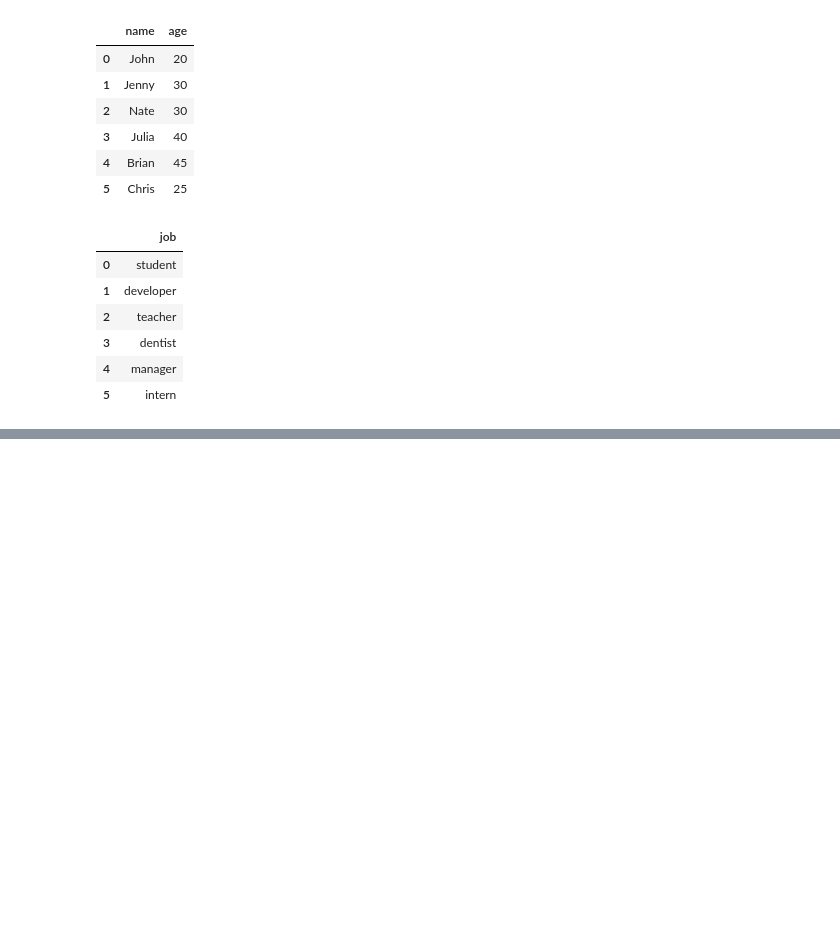
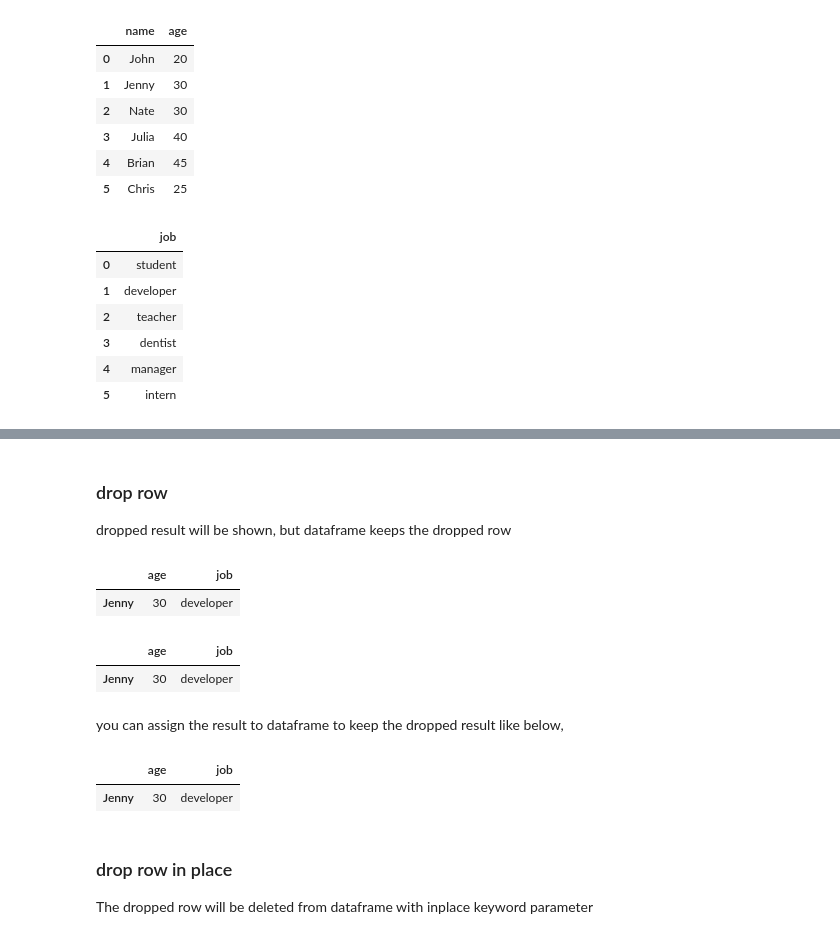
Before and after one commit to minsuk-heo/pandas, a Jupyter notebook: Pandas_Cheatsheet.ipynb, the cells around one changed output, grey strips where cells are left out. Cells and saved outputs as stored; diff of their text form; code cells hidden in the pictures; blank space fills up the shorter version.

```diff
--- a/Pandas_Cheatsheet.ipynb
+++ b/Pandas_Cheatsheet.ipynb
@@ -411,0 +427,15 @@ df.filter(regex='b$',axis=1)
+# %% [markdown]
+### drop row
+dropped result will be shown, but dataframe keeps the dropped row
+# %%
+df.drop(['John', 'Nate'])
+# %% [output]
+|  | age | job |
+| Jenny | 30 | developer |
+# %%
+df
+# %% [output]
+|  | age | job |
+| Jenny | 30 | developer |
+# %% [markdown]
+you can assign the result to dataframe to keep the dropped result like below,
@@ -411,0 +444,8 @@ df.filter(regex='b$',axis=1)
+# %%
+df
+# %% [output]
+|  | age | job |
+| Jenny | 30 | developer |
+# %% [markdown]
+### drop row in place
+The dropped row will be deleted from dataframe with inplace keyword parameter
```
Also changed, not shown: parts of 29 cells of this notebook.
